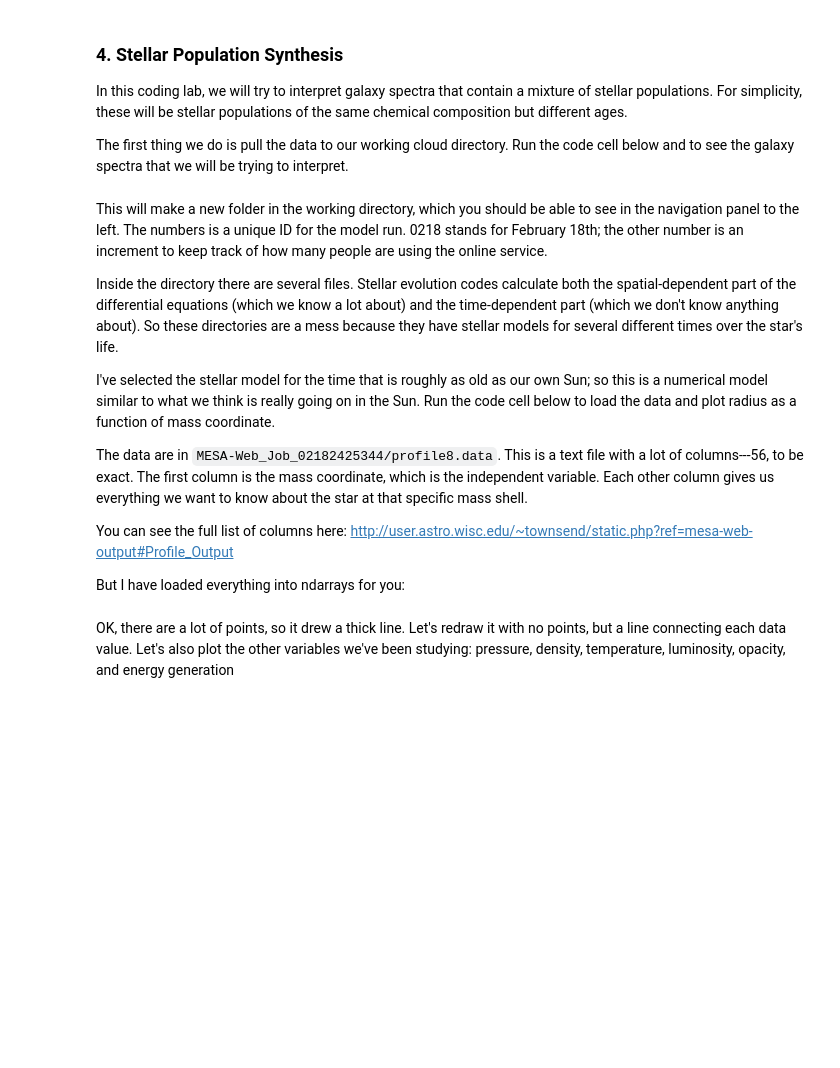
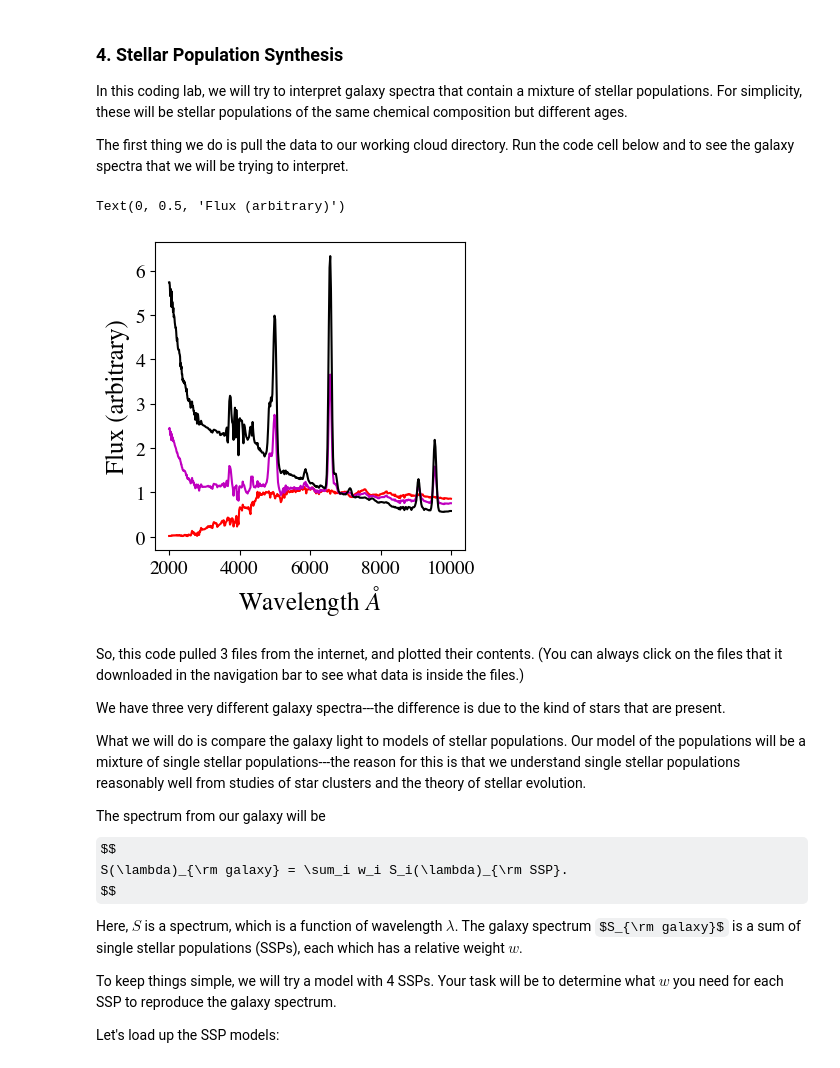
Before and after one commit to mmfausnaugh/astr4302-coding-lab-2, a Jupyter notebook: Coding-Lab-2-Stellar-Population-Synthesis.ipynb, the cells around one changed output. Drawn from its saved outputs; the diff is of its cells as text; code cells hidden in the pictures; some formulas as TeX source; blank space fills up the shorter version.

Commit message:
updated coding lab and problem 2 data

```diff
--- a/Coding-Lab-2-Stellar-Population-Synthesis.ipynb
+++ b/Coding-Lab-2-Stellar-Population-Synthesis.ipynb
@@ -348,15 +348,48 @@ In this coding lab, we will try to interpret galaxy spectra that contain a mixtu
 
 
 The first thing we do is pull the data to our working cloud directory. Run the code cell below and to see the galaxy spectra that we will be trying to interpret.
+# %%
+import os
+if os.path.isfile('problem1.txt'):
+    pass
+else:
+    !wget https://raw.githubusercontent.com/mmfausnaugh/astr4302-coding-lab-2/refs/heads/main/problem1.txt
+if os.path.isfile('problem2.txt'):
+    pass
+else:
+    !wget https://raw.githubusercontent.com/mmfausnaugh/astr4302-coding-lab-2/refs/heads/main/problem2.txt
+if os.path.isfile('problem1.txt'):
+    pass
+else:
+    !wget https://raw.githubusercontent.com/mmfausnaugh/astr4302-coding-lab-2/refs/heads/main/problem3.txt
+
+galaxy1_wavelength,galaxy1_flux = np.genfromtxt('problem1.txt',unpack=1)
+galaxy2_wavelength,galaxy2_flux = np.genfromtxt('problem2.txt',unpack=1)
+galaxy3_wavelength,galaxy3_flux = np.genfromtxt('problem3.txt',unpack=1)
+
+plt.plot(galaxy1_wavelength, galaxy1_flux, 'r')
+plt.plot(galaxy2_wavelength, galaxy2_flux, 'm')
+plt.plot(galaxy3_wavelength, galaxy3_flux, 'k')
+
+plt.xlabel("Wavelength $\AA$")
+plt.ylabel("Flux (arbitrary)")
+# %% [output]
+Text(0, 0.5, 'Flux (arbitrary)')
+[figure, added]
 # %% [markdown]
-This will make a new folder in the working directory, which you should be able to see in the navigation panel to the left.  The numbers is a unique ID for the model run. 0218 stands for February 18th; the other number is an increment to keep track of how many people are using the online service.
+So, this code pulled 3 files from the internet, and plotted their contents. (You can always click on the files that it downloaded in the navigation bar to see what data is inside the files.)
 
-Inside the directory there are several files. Stellar evolution codes calculate both the spatial-dependent part of the differential equations (which we know a lot about) and the time-dependent part (which we don't know anything about). So these directories are a mess because they have stellar models for several different times over the star's life.
+We have three very different galaxy spectra---the difference is due to the kind of stars that are present.
 
-I've selected the stellar model for the time that is roughly as old as our own Sun; so this is a numerical model similar to what we think is really going on in the Sun. Run the code cell below to load the data and plot radius as a function of mass coordinate.
+What we will do is compare the galaxy light to models of stellar populations. Our model of the populations will be a mixture of single stellar populations---the reason for this is that we understand single stellar populations reasonably well from studies of star clusters and the theory of stellar evolution.
 
-The data are in `MESA-Web_Job_02182425344/profile8.data`. This is a text file with a lot of columns---56, to be exact. The first column is the mass coordinate, which is the independent variable. Each other column gives us everything we want to know about the star at that specific mass shell.
+The spectrum from our galaxy will be
+$$
+S(\lambda)_{\rm galaxy} = \sum_i w_i S_i(\lambda)_{\rm SSP}.
+$$
 
-You can see the full list of columns here: http://user.astro.wisc.edu/~townsend/static.php?ref=mesa-web-output#Profile_Output
+Here, $S$ is a spectrum, which is a function of wavelength $\lambda$. The galaxy spectrum $S_{\rm galaxy}$ is a sum of single stellar populations (SSPs), each which has a relative weight $w$.
 
-But I have loaded everything into ndarrays for you:
+To keep things simple, we will try a model with 4 SSPs. Your task will be to determine what $w$ you need for each SSP to reproduce the galaxy spectrum.
+
+Let's load up the SSP models:
@@ -389,2 +395,0 @@ plt.ylabel('radius coordinate (R$_\odot$)')
-# %% [markdown]
-OK, there are a lot of points, so it drew a thick line. Let's redraw it with no points, but a line connecting each data value.  Let's also plot the other variables we've been studying: pressure, density, temperature, luminosity, opacity, and energy generation
```
Also changed, not shown: parts of 45 cells of this notebook, 1 other file.
